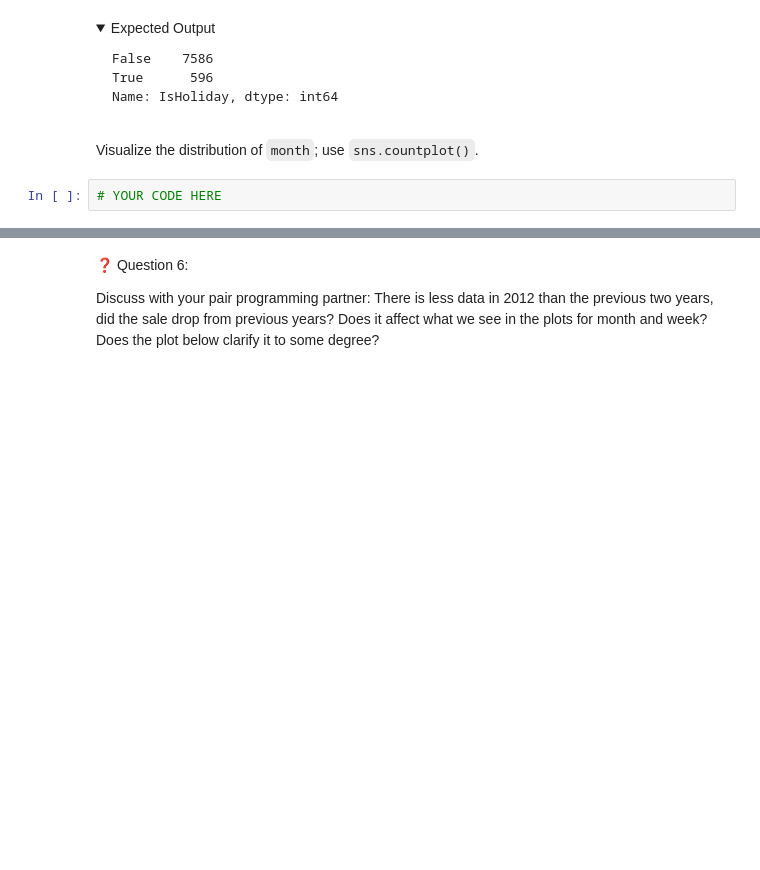
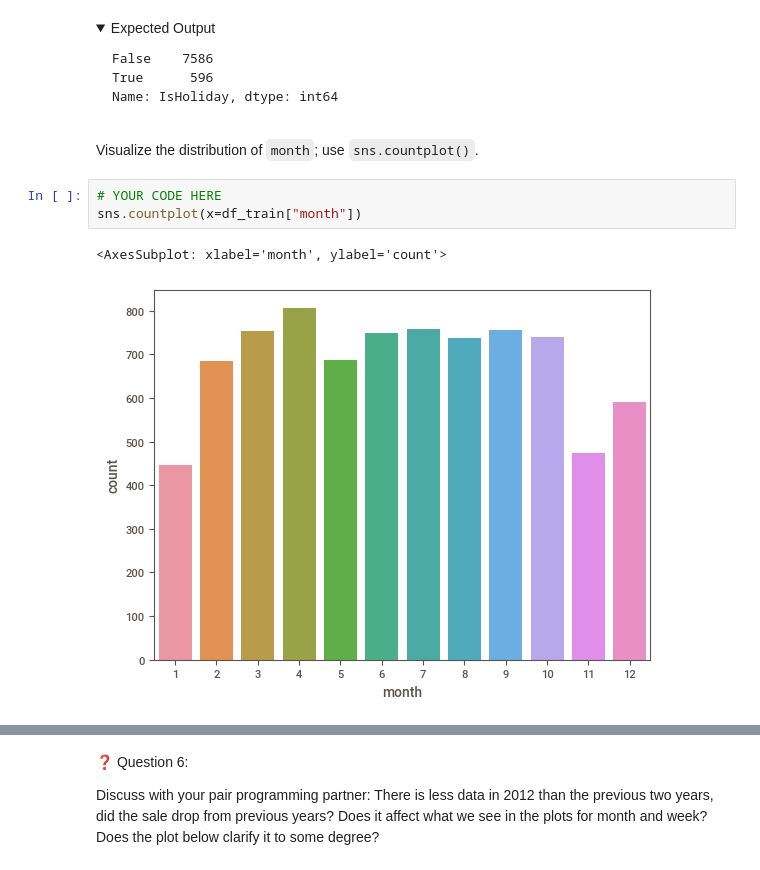
Before and after one commit to rnirms/MLE-10, a Jupyter notebook: assignments/week-04-data-eng-airflow/nb/walmart-sales-data.ipynb, the cells around one changed output, grey strips where cells are left out. Saved outputs shown, nothing was run; the diff lists cells and outputs as text; folded sections open; blank space fills up the shorter version.

```diff
--- a/assignments/week-04-data-eng-airflow/nb/walmart-sales-data.ipynb
+++ b/assignments/week-04-data-eng-airflow/nb/walmart-sales-data.ipynb
@@ -368,6 +602,10 @@ Name: IsHoliday, dtype: int64
 Visualize the distribution of `month`; use `sns.countplot()`.
 # %%
 # YOUR CODE HERE
+sns.countplot(x=df_train["month"])
+# %% [output]
+<AxesSubplot: xlabel='month', ylabel='count'>
+[figure, added]
 # %%
 #Visualising the categorical features
 
```
Also changed, not shown: parts of 61 cells of this notebook, 3 other files.
